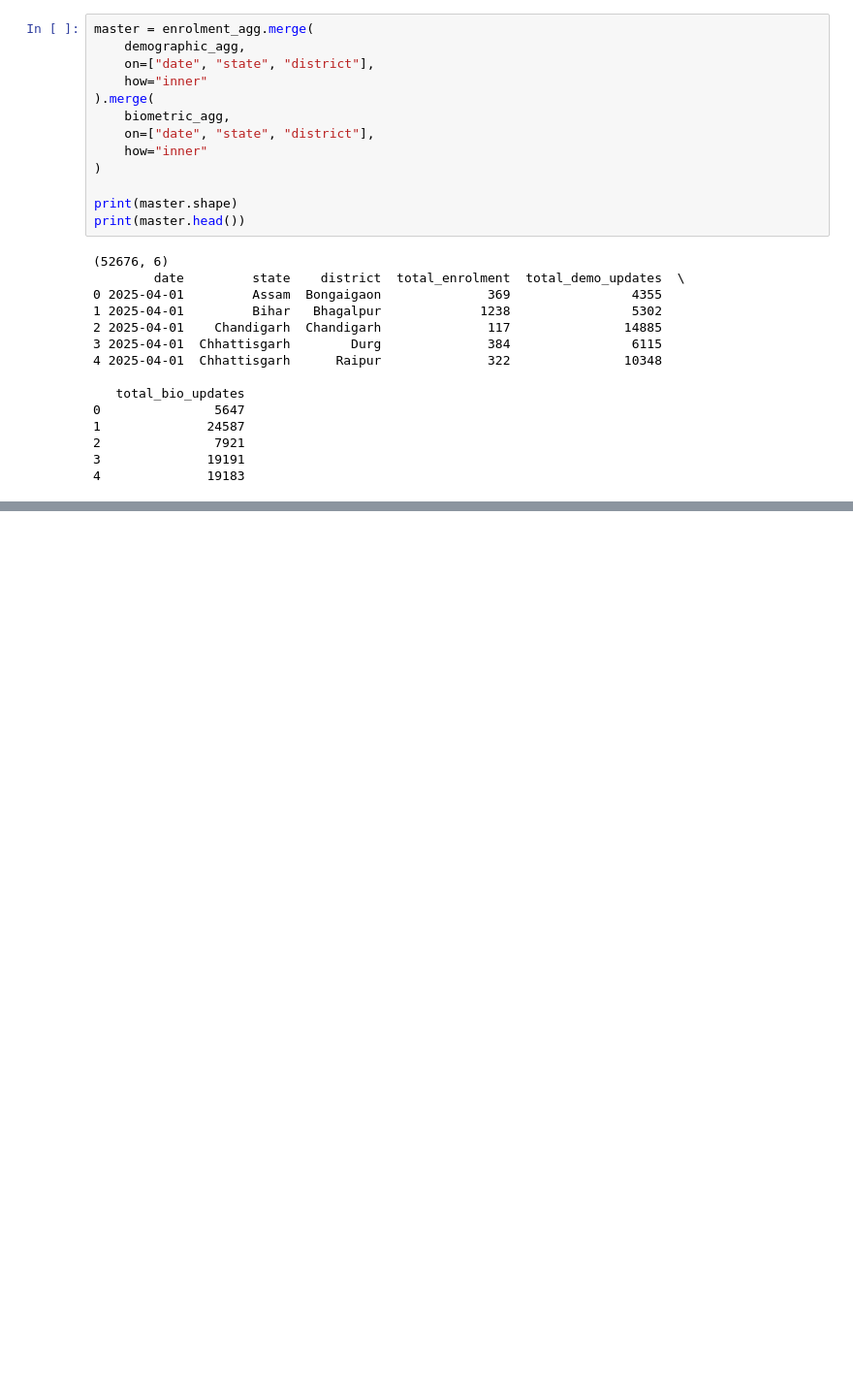
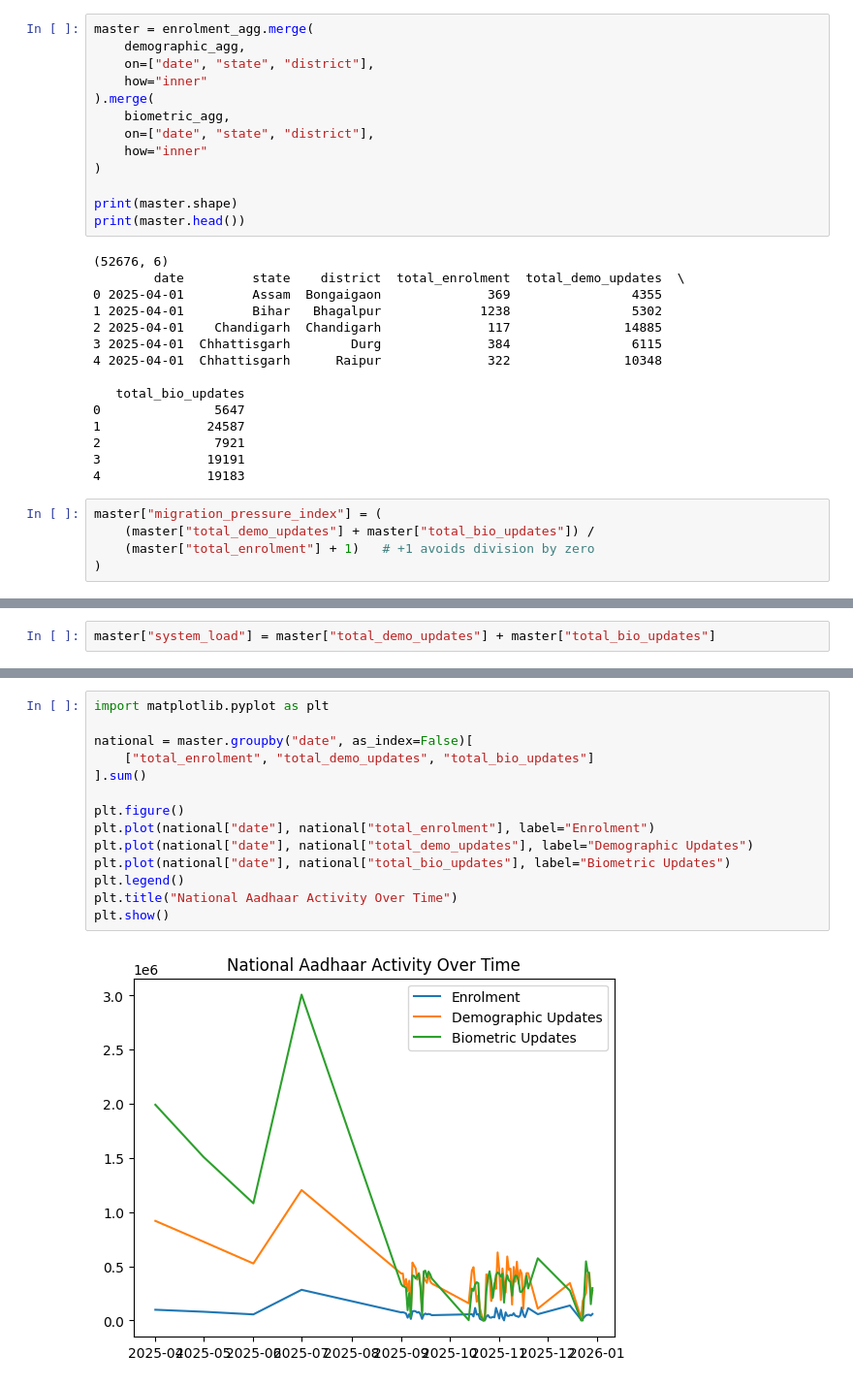
Before and after one commit to Prajusha2004/aadhar, a Jupyter notebook: analysis/indicators.ipynb, the cells around one changed output, grey strips where cells are left out. Shown at 97% size. Drawn from its saved outputs; the diff is of its cells as text; blank space fills up the shorter version.

```diff
--- a/analysis/indicators.ipynb
+++ b/analysis/indicators.ipynb
@@ -338,3 +338,8 @@ print(master.head())
 2               7921
 3              19191
 4              19183
+# %%
+master["migration_pressure_index"] = (
+    (master["total_demo_updates"] + master["total_bio_updates"]) /
+    (master["total_enrolment"] + 1)   # +1 avoids division by zero
+)
@@ -340,0 +361,2 @@ print(master.head())
+# %%
+master["system_load"] = master["total_demo_updates"] + master["total_bio_updates"]
@@ -340,0 +386,16 @@ print(master.head())
+# %%
+import matplotlib.pyplot as plt
+
+national = master.groupby("date", as_index=False)[
+    ["total_enrolment", "total_demo_updates", "total_bio_updates"]
+].sum()
+
+plt.figure()
+plt.plot(national["date"], national["total_enrolment"], label="Enrolment")
+plt.plot(national["date"], national["total_demo_updates"], label="Demographic Updates")
+plt.plot(national["date"], national["total_bio_updates"], label="Biometric Updates")
+plt.legend()
+plt.title("National Aadhaar Activity Over Time")
+plt.show()
+# %% [output]
+[figure, added]
```
Also changed, not shown: parts of 21 cells of this notebook, 11 other files.
